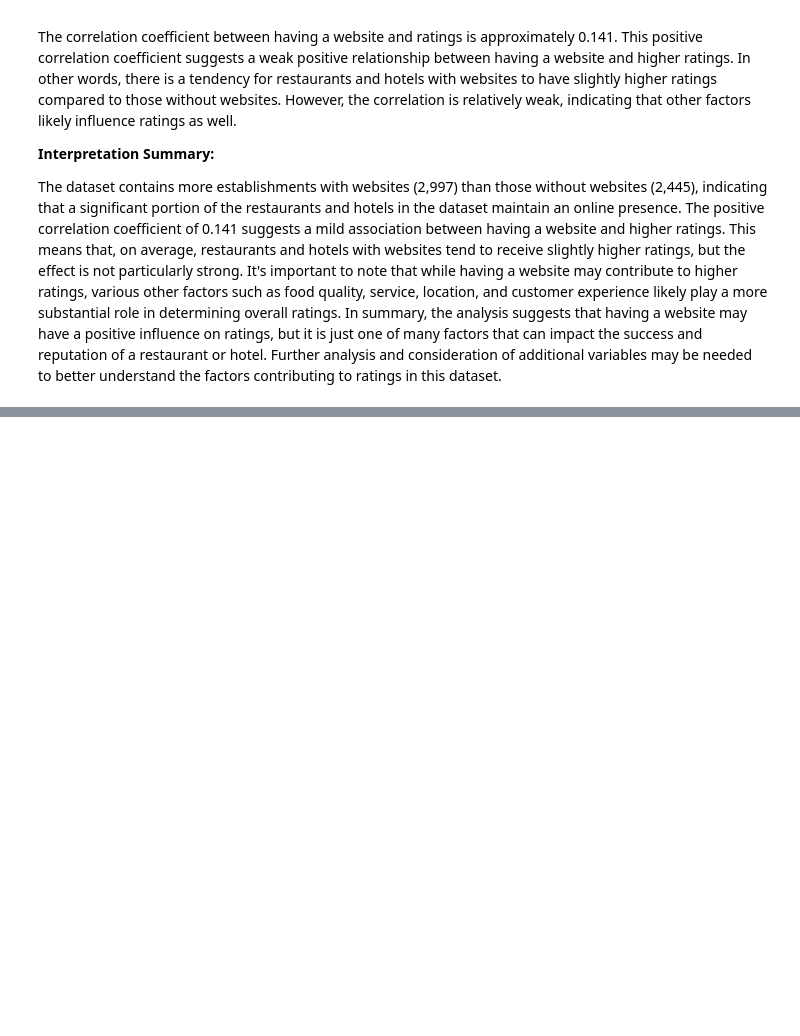
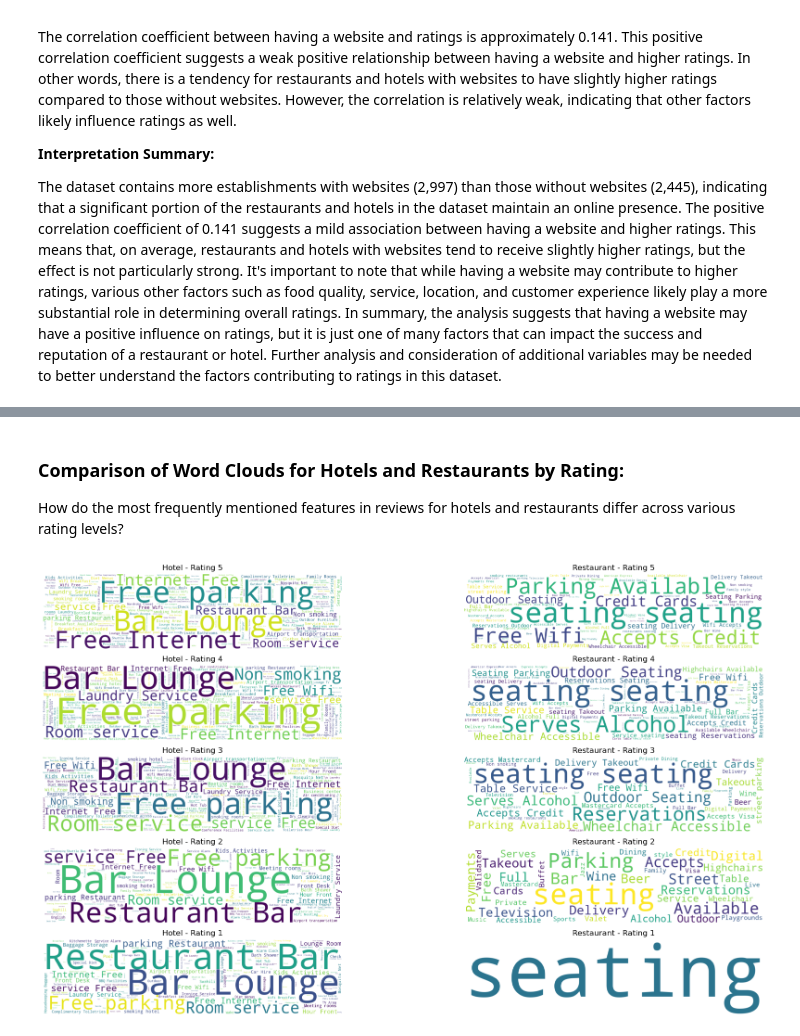
Before and after one commit to Ivan3864/Flavors-of-Kenya-The-Restaurant-Recommender, a Jupyter notebook: Notebook.ipynb, the cells around one changed output, grey strips where cells are left out. Saved outputs shown, nothing was run; the diff lists cells and outputs as text; code cells hidden in the pictures; blank space fills up the shorter version.

```diff
--- a/Notebook.ipynb
+++ b/Notebook.ipynb
@@ -687,0 +865,38 @@ In summary, the analysis suggests that having a website may have a positive infl
+# %% [markdown]
+### Comparison of Word Clouds for Hotels and Restaurants by Rating:
+
+How do the most frequently mentioned features in reviews for hotels and restaurants differ across various rating levels?
+# %%
+# Function to generate word clouds
+def generate_word_cloud(final_data, category, rating):
+    # Filter the DataFrame by category and rating
+    filtered_data = final_data[(final_data['category'] == category) & (final_data['rating'] == rating)]
+
+    # Join the features in the filtered data
+    text_data = " ".join(filtered_data['features'])
+
+    # Generate a word cloud
+    wordcloud = WordCloud(width=1200, height=300, background_color='white').generate(text_data)
+
+    return wordcloud
+
+# Categories and ratings
+categories = ['hotel', 'restaurant']
+ratings = [5, 4, 3, 2, 1]
+
+# Create subplots with two columns for "hotel" and "restaurant"
+fig, axs = plt.subplots(nrows=len(ratings), ncols=len(categories), figsize=(20, 10))
+
+# Generate and plot word clouds for each category and rating
+for i, category in enumerate(categories):
+    for j, rating in enumerate(ratings):
+        wordcloud = generate_word_cloud(final_data, category, rating)
+        axs[j, i].imshow(wordcloud, interpolation='bilinear')
+        axs[j, i].set_title(f'{category.capitalize()} - Rating {rating}')
+        axs[j, i].axis('off')
+
+# Adjust spacing between subplots
+plt.tight_layout(w_pad=1.5)
+plt.show()
+# %% [output]
+[figure, added]
```
Also changed, not shown: parts of 13 cells of this notebook.
